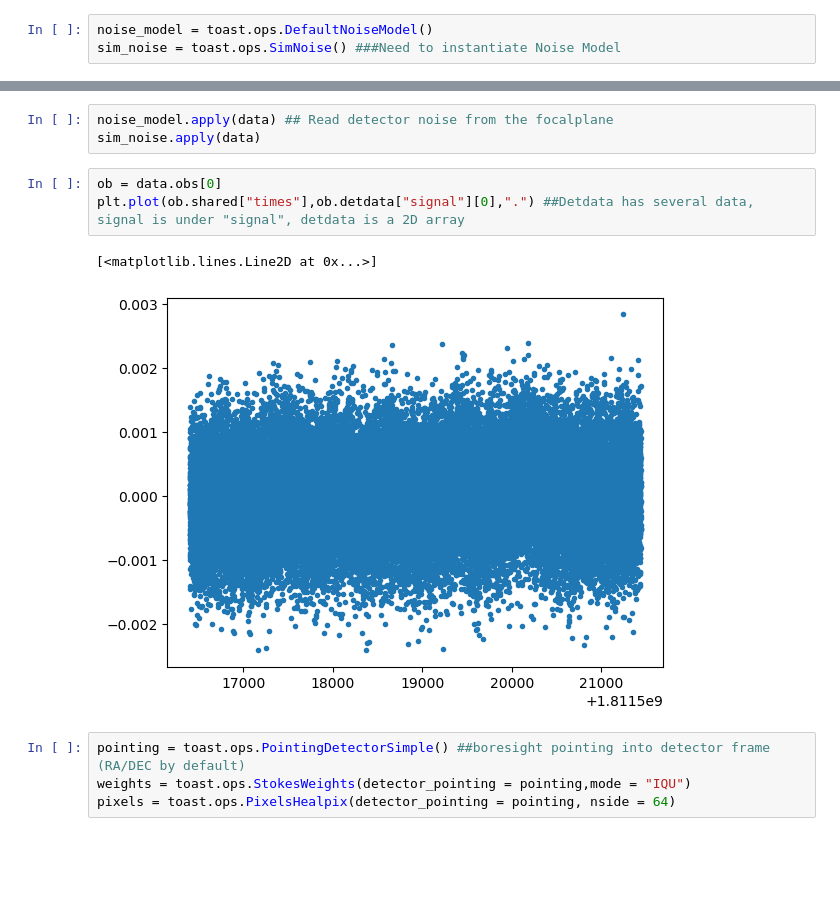
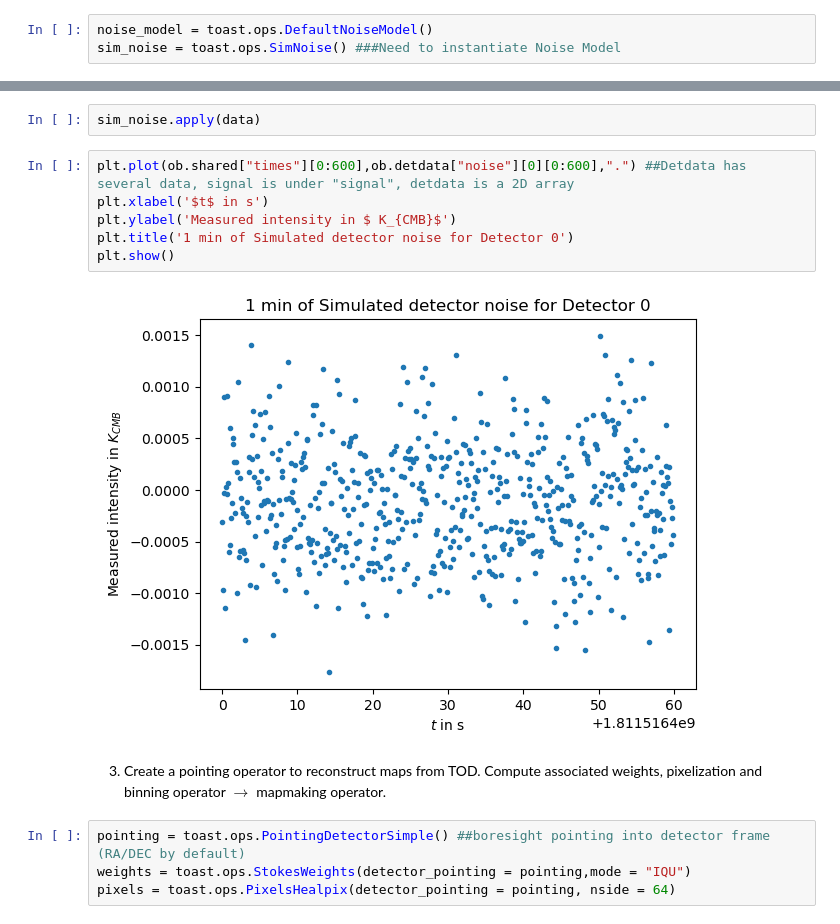
Before and after one commit to julientang/M2-internship, a Jupyter notebook: notebook/Observation_101.ipynb, the cells around one changed output, grey strips where cells are left out. Cells and saved outputs as stored; diff of their text form; blank space fills up the shorter version.

```diff
--- a/notebook/Observation_101.ipynb
+++ b/notebook/Observation_101.ipynb
@@ -119,12 +227,15 @@ sim_noise
 # %%
-noise_model.apply(data) ## Read detector noise from the focalplane
 sim_noise.apply(data)
 # %%
-ob = data.obs[0]
-plt.plot(ob.shared["times"],ob.detdata["signal"][0],".") ##Detdata has several data, signal is under "signal", detdata is a 2D array
+plt.plot(ob.shared["times"][0:600],ob.detdata["noise"][0][0:600],".") ##Detdata has several data, signal is under "signal", detdata is a 2D array
+plt.xlabel('$t$ in s')
+plt.ylabel('Measured intensity in $ K_{CMB}$')
+plt.title('1 min of Simulated detector noise for Detector 0')
+plt.show()
 # %% [output]
-[<matplotlib.lines.Line2D at 0x...>]
-[figure, old version]
+[figure, new version]
+# %% [markdown]
+3. Create a pointing operator to reconstruct maps from TOD. Compute associated weights, pixelization and binning operator $\rightarrow$ mapmaking operator.
 # %%
 pointing = toast.ops.PointingDetectorSimple() ##boresight pointing into detector frame (RA/DEC by default)
 weights = toast.ops.StokesWeights(detector_pointing = pointing,mode = "IQU")
```
Also changed, not shown: parts of 94 cells of this notebook, 1 other file.
